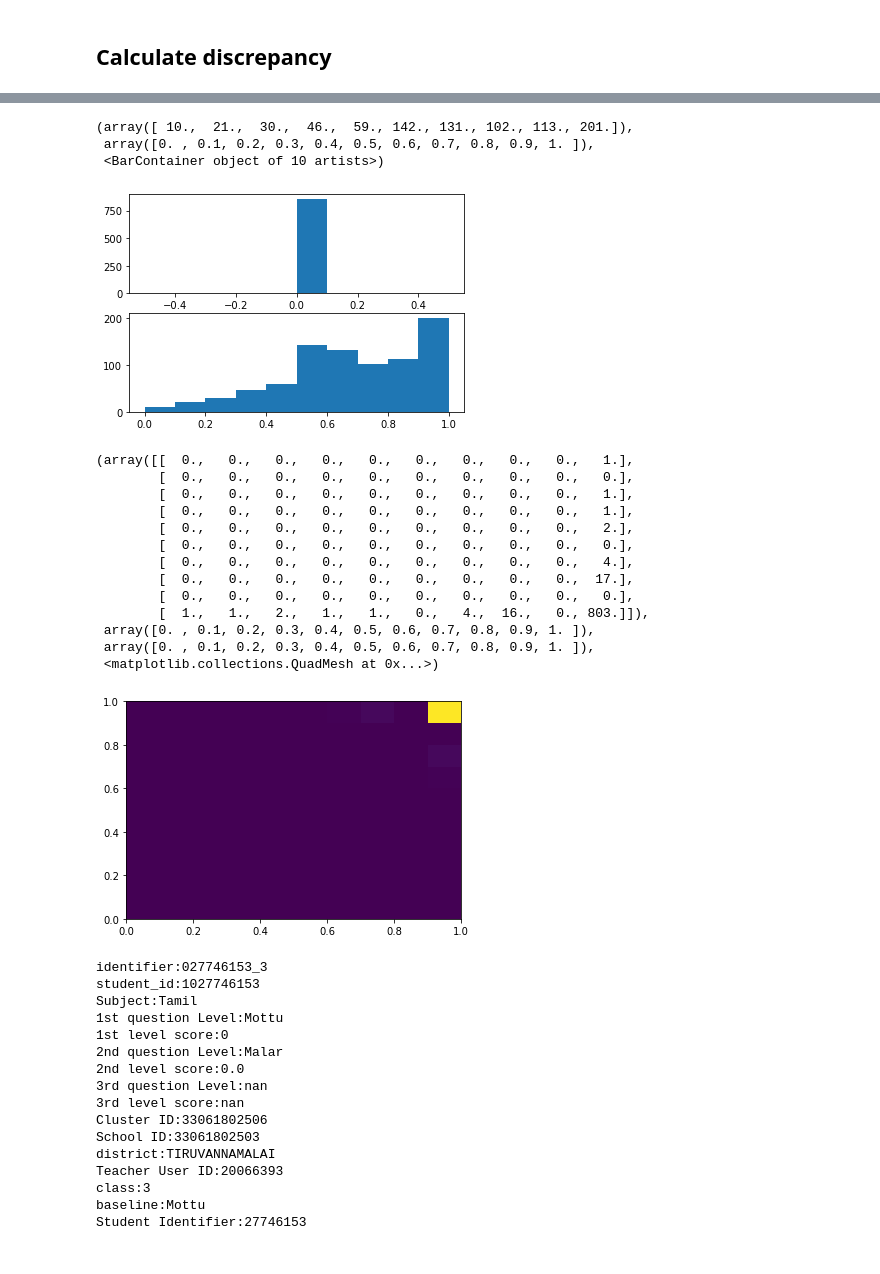
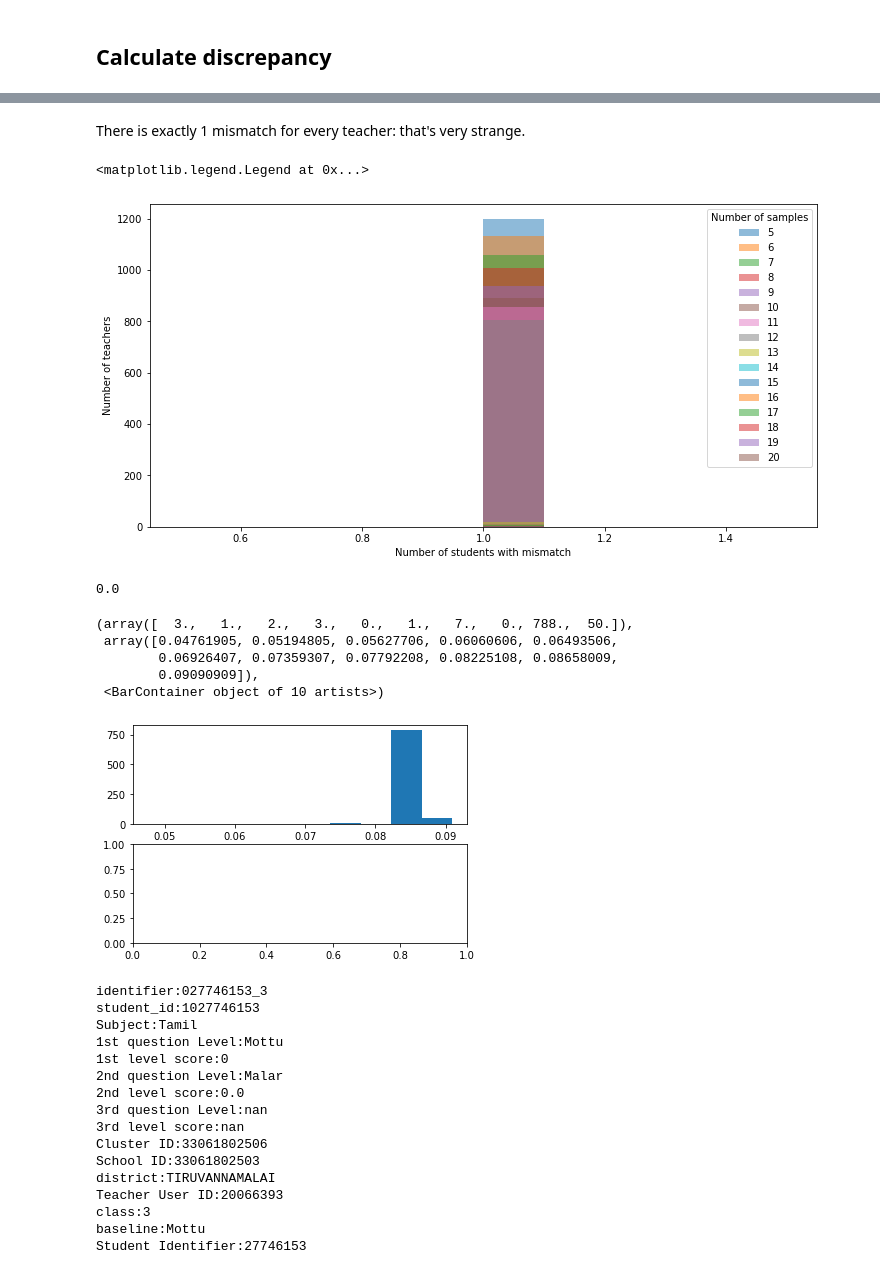
Before and after one commit to amrita112/DiscSim-old, a Jupyter notebook: sampling_strategy.ipynb, the cells around one changed output, grey strips where cells are left out. Saved outputs shown, nothing was run; the diff lists cells and outputs as text; code cells hidden in the pictures.

```diff
--- a/sampling_strategy.ipynb
+++ b/sampling_strategy.ipynb
@@ -244,35 +294,40 @@ plt.legend(title = 'Number of samples')
+# %% [markdown]
+There is exactly 1 mismatch for every teacher: that's very strange.
+# %%
+plt.figure(constrained_layout = True, figsize = (10, 5))
+for n_samples in range(5, 21):
+
+    teacher_ids_selected = [teacher_ids[i] for i in range(n_teachers) if n_rows_checked_per_teacher[i] >= n_samples]
+    n = [n_mismatch[teacher_id] for teacher_id in teacher_ids_selected]
+    plt.hist(n, alpha = 0.5, label = n_samples)
+
+plt.xlabel('Number of students with mismatch')
+plt.ylabel('Number of teachers')
+plt.legend(title = 'Number of samples')
+# %% [output]
+<matplotlib.legend.Legend at 0x...>
+[figure, added]
+# %%
+n = list(n_mismatch.values())
+np.linalg.norm(n - np.ones(len(n)))
+# %% [output]
+0.0
 # %%
 n_samples = 10
 teacher_ids_selected = [teacher_ids[i] for i in range(n_teachers) if n_rows_checked_per_teacher[i] > n_samples]
 level_disc = [level_discrepancy[teacher_id] for teacher_id in teacher_ids_selected]
-score_disc = [score_discrepancy[teacher_id] for teacher_id in teacher_ids_selected]
+#score_disc = [score_discrepancy[teacher_id] for teacher_id in teacher_ids_selected]
 
 fig, ax = plt.subplots(nrows = 2, ncols = 1)
 ax[0].hist(level_disc)
-ax[1].hist(score_disc)
+#ax[1].hist(score_disc)
 # %% [output]
-(array([ 10.,  21.,  30.,  46.,  59., 142., 131., 102., 113., 201.]),
- array([0. , 0.1, 0.2, 0.3, 0.4, 0.5, 0.6, 0.7, 0.8, 0.9, 1. ]),
+(array([  3.,   1.,   2.,   3.,   0.,   1.,   7.,   0., 788.,  50.]),
+ array([0.04761905, 0.05194805, 0.05627706, 0.06060606, 0.06493506,
+        0.06926407, 0.07359307, 0.07792208, 0.08225108, 0.08658009,
+        0.09090909]),
  <BarContainer object of 10 artists>)
-[figure, old version]
+[figure, new version]
-# %%
-plt.figure()
-plt.hist2d(level_disc, score_disc, )
-# %% [output]
-(array([[  0.,   0.,   0.,   0.,   0.,   0.,   0.,   0.,   0.,   1.],
-        [  0.,   0.,   0.,   0.,   0.,   0.,   0.,   0.,   0.,   0.],
-        [  0.,   0.,   0.,   0.,   0.,   0.,   0.,   0.,   0.,   1.],
-        [  0.,   0.,   0.,   0.,   0.,   0.,   0.,   0.,   0.,   1.],
-        [  0.,   0.,   0.,   0.,   0.,   0.,   0.,   0.,   0.,   2.],
-        [  0.,   0.,   0.,   0.,   0.,   0.,   0.,   0.,   0.,   0.],
-        [  0.,   0.,   0.,   0.,   0.,   0.,   0.,   0.,   0.,   4.],
-        [  0.,   0.,   0.,   0.,   0.,   0.,   0.,   0.,   0.,  17.],
-        [  0.,   0.,   0.,   0.,   0.,   0.,   0.,   0.,   0.,   0.],
-        [  1.,   1.,   2.,   1.,   1.,   0.,   4.,  16.,   0., 803.]]),
- array([0. , 0.1, 0.2, 0.3, 0.4, 0.5, 0.6, 0.7, 0.8, 0.9, 1. ]),
- array([0. , 0.1, 0.2, 0.3, 0.4, 0.5, 0.6, 0.7, 0.8, 0.9, 1. ]),
- <matplotlib.collections.QuadMesh at 0x...>)
-[figure, removed]
 # %%
 for v in teacher_variables:
     print('{0}:{1}'.format(v, teacher_data[v][teacher_row_no]))
```
Also changed, not shown: parts of 12 cells of this notebook, 1 other file.
